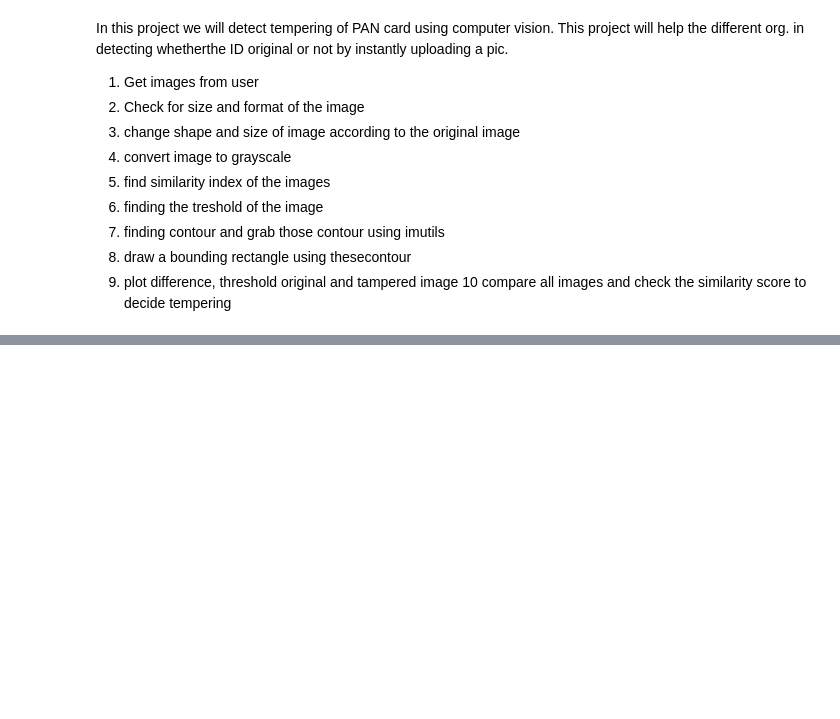
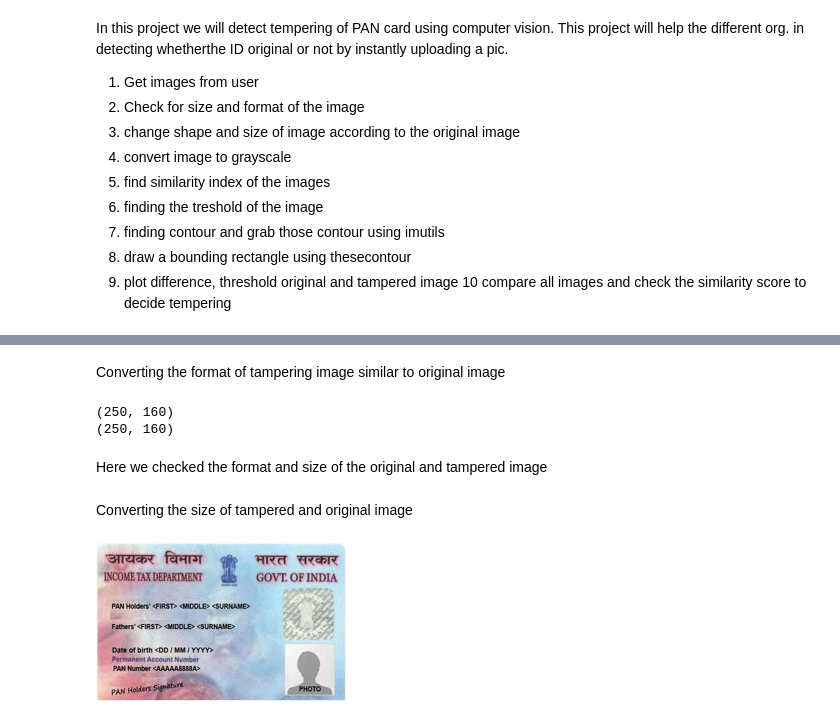
Before and after one commit to ElenaBara21/DataScienceProjects, a Jupyter notebook: ID_tampering_detection.ipynb, the cells around one changed output, grey strips where cells are left out. Drawn from its saved outputs; the diff is of its cells as text; code cells hidden in the pictures; blank space fills up the shorter version.

```diff
--- a/ID_tampering_detection.ipynb
+++ b/ID_tampering_detection.ipynb
@@ -25,3 +25,7 @@ import requests #fetch data from URL
 # we will create 2 directories to store our images
 !mkdir pan_card_tampering
 !mkdir pan_card_tampering/image
+# %%
+# Open image and display
+original = Image.open(requests.get('https://www.thestatesman.com/wp-content/uploads/2019/07/pan-card.jpg', stream=True).raw)
+tampered = Image.open(requests.get('https://assets1.cleartax-cdn.com/s/img/20170526124335/Pan4.png', stream=True).raw)
@@ -27,0 +48,15 @@ import requests #fetch data from URL
+# %% [markdown]
+Converting the format of tampering image similar to original image
+# %%
+# Resize Image
+original = original.resize((250,160))
+print(original.size)
+original.save("pan_card_tampering/image/original.png") #save image
+tampered = tampered.resize((250, 160))
+print(tampered.size)
+tampered.save('pan_card_tampering/image/tampered.png') #saves image
+# %% [output]
+(250, 160)
+(250, 160)
+# %% [markdown]
+Here we checked the format and size of the original and tampered image
@@ -27,0 +67,7 @@ import requests #fetch data from URL
+# %% [markdown]
+Converting the size of tampered and original image
+# %%
+#Display original image
+original
+# %% [output]
+[figure, added]
```
Also changed, not shown: parts of 23 cells of this notebook.
